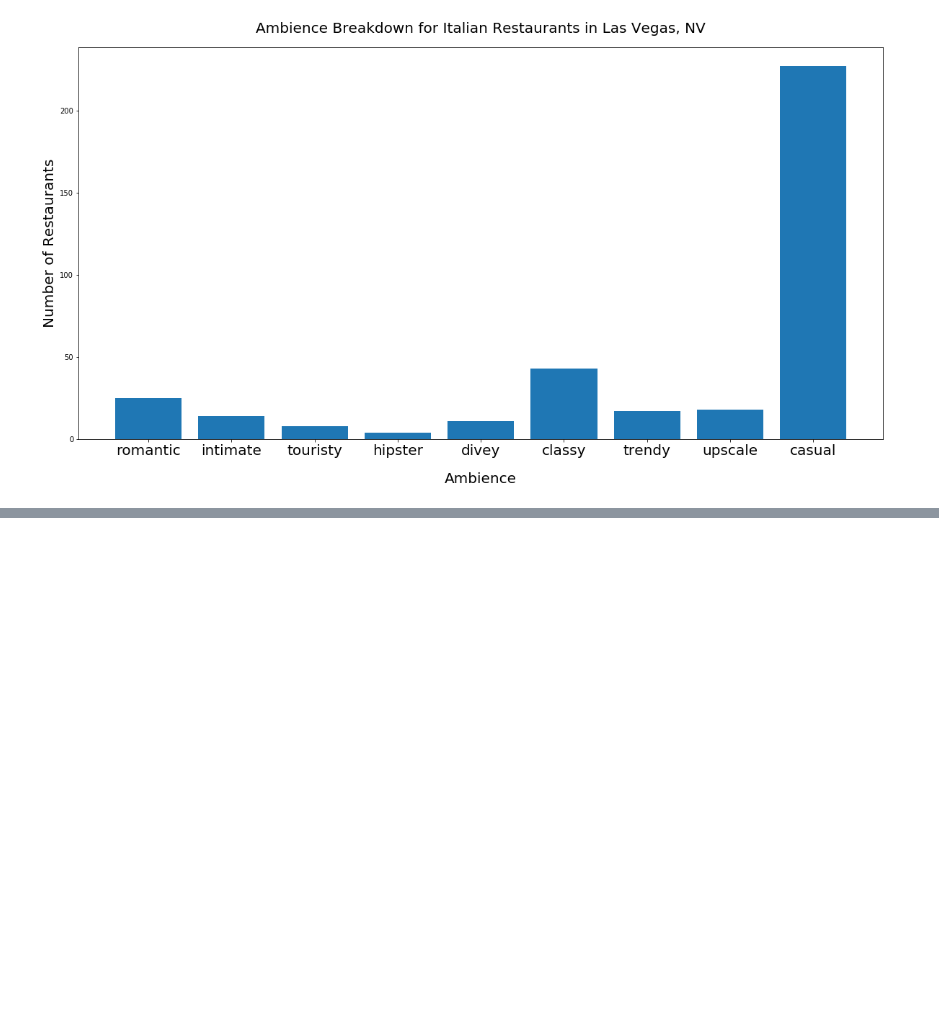
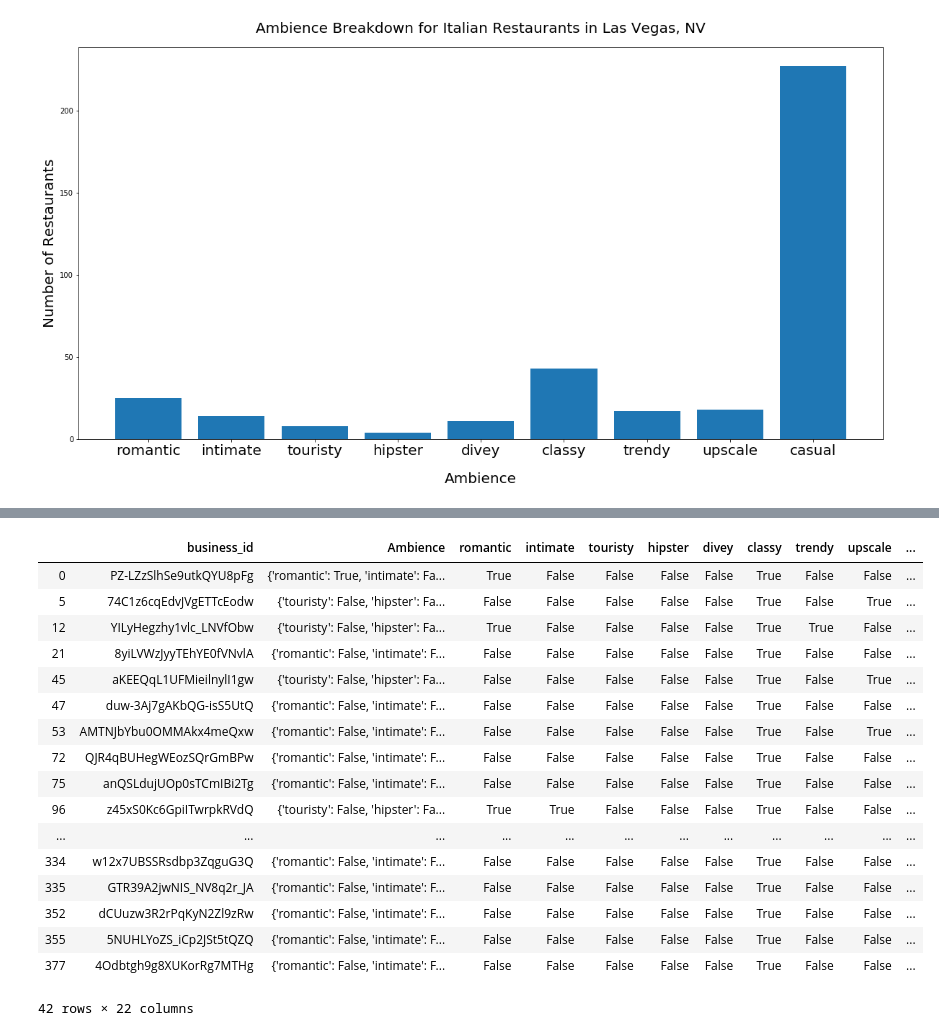
Before and after one commit to yueweng/restaurant-reviews, a Jupyter notebook: project.ipynb, the cells around one changed output, grey strips where cells are left out. Cells and saved outputs as stored; diff of their text form; code cells hidden in the pictures; blank space fills up the shorter version.

```diff
--- a/project.ipynb
+++ b/project.ipynb
@@ -1512,0 +1592,3 @@ plt.savefig('images/ambience_las_vegas.png', bbox_inches = "tight")
+# %%
+italian_df_am = pd.DataFrame({'business_id': italian_attr_df['business_id'], 'Ambience': italian_attr_df['Ambience']}).dropna()
+italian_df_am
@@ -1512,0 +1609,6 @@ plt.savefig('images/ambience_las_vegas.png', bbox_inches = "tight")
+# %%
+for am in ambience_df['Ambience']:
+    italian_df_am[am] = False
+
+italian_df_am = italian_df_am[italian_df_am['Ambience'] != 'None'].dropna()
+italian_df_am[italian_df_am['business_id'] == 'DGDBFpZk-NIvah4M7MtDDg']
@@ -1512,0 +1617,6 @@ plt.savefig('images/ambience_las_vegas.png', bbox_inches = "tight")
+# %%
+for idx, row in italian_df_am.iterrows():
+    for k, v in eval(row['Ambience']).items():
+        if v == True:
+            italian_df_am.loc[idx, k] = True
+italian_df_am
@@ -1512,0 +1637,3 @@ plt.savefig('images/ambience_las_vegas.png', bbox_inches = "tight")
+# %%
+amb_review = pd.merge(italian_df_am, italianlv_df, left_on='business_id', right_on='business_id')
+amb_review
@@ -1512,0 +1654,22 @@ plt.savefig('images/ambience_las_vegas.png', bbox_inches = "tight")
+# %%
+classy_amb_review = amb_review[(amb_review['classy'] == True) & (amb_review['touristy'] == False)]
+classy_amb_review
+# %% [output]
+|  | business_id | Ambience | romantic | intimate | touristy | hipster | divey | classy | trendy | upscale | ... |
+| 0 | PZ-LZzSlhSe9utkQYU8pFg | {'romantic': True, 'intimate': Fa... | True | False | False | False | False | True | False | False | ... |
+| 5 | 74C1z6cqEdvJVgETTcEodw | {'touristy': False, 'hipster': Fa... | False | False | False | False | False | True | False | True | ... |
+| 12 | YILyHegzhy1vlc_LNVfObw | {'touristy': False, 'hipster': Fa... | True | False | False | False | False | True | True | False | ... |
+| 21 | 8yiLVWzJyyTEhYE0fVNvlA | {'romantic': False, 'intimate': F... | False | False | False | False | False | True | False | False | ... |
+| 45 | aKEEQqL1UFMieilnylI1gw | {'touristy': False, 'hipster': Fa... | False | False | False | False | False | True | False | True | ... |
+| 47 | duw-3Aj7gAKbQG-isS5UtQ | {'romantic': False, 'intimate': F... | False | False | False | False | False | True | False | False | ... |
+| 53 | AMTNJbYbu0OMMAkx4meQxw | {'romantic': False, 'intimate': F... | False | False | False | False | False | True | False | True | ... |
+| 72 | QJR4qBUHegWEozSQrGmBPw | {'romantic': False, 'intimate': F... | False | False | False | False | False | True | False | False | ... |
+| 75 | anQSLdujUOp0sTCmIBi2Tg | {'romantic': False, 'intimate': F... | False | False | False | False | False | True | False | False | ... |
+| 96 | z45xS0Kc6GpiITwrpkRVdQ | {'touristy': False, 'hipster': Fa... | True | True | False | False | False | True | False | False | ... |
+| ... | ... | ... | ... | ... | ... | ... | ... | ... | ... | ... | ... |
+| 334 | w12x7UBSSRsdbp3ZqguG3Q | {'romantic': False, 'intimate': F... | False | False | False | False | False | True | False | False | ... |
+| 335 | GTR39A2jwNIS_NV8q2r_JA | {'romantic': False, 'intimate': F... | False | False | False | False | False | True | False | False | ... |
+| 352 | dCUuzw3R2rPqKyN2Zl9zRw | {'romantic': False, 'intimate': F... | False | False | False | False | False | True | False | False | ... |
+| 355 | 5NUHLYoZS_iCp2JSt5tQZQ | {'romantic': False, 'intimate': F... | False | False | False | False | False | True | False | False | ... |
+| 377 | 4Odbtgh9g8XUKorRg7MTHg | {'romantic': False, 'intimate': F... | False | False | False | False | False | True | False | False | ... |
+42 rows × 22 columns
```
Also changed, not shown: parts of 25 cells of this notebook, 2 other files.
